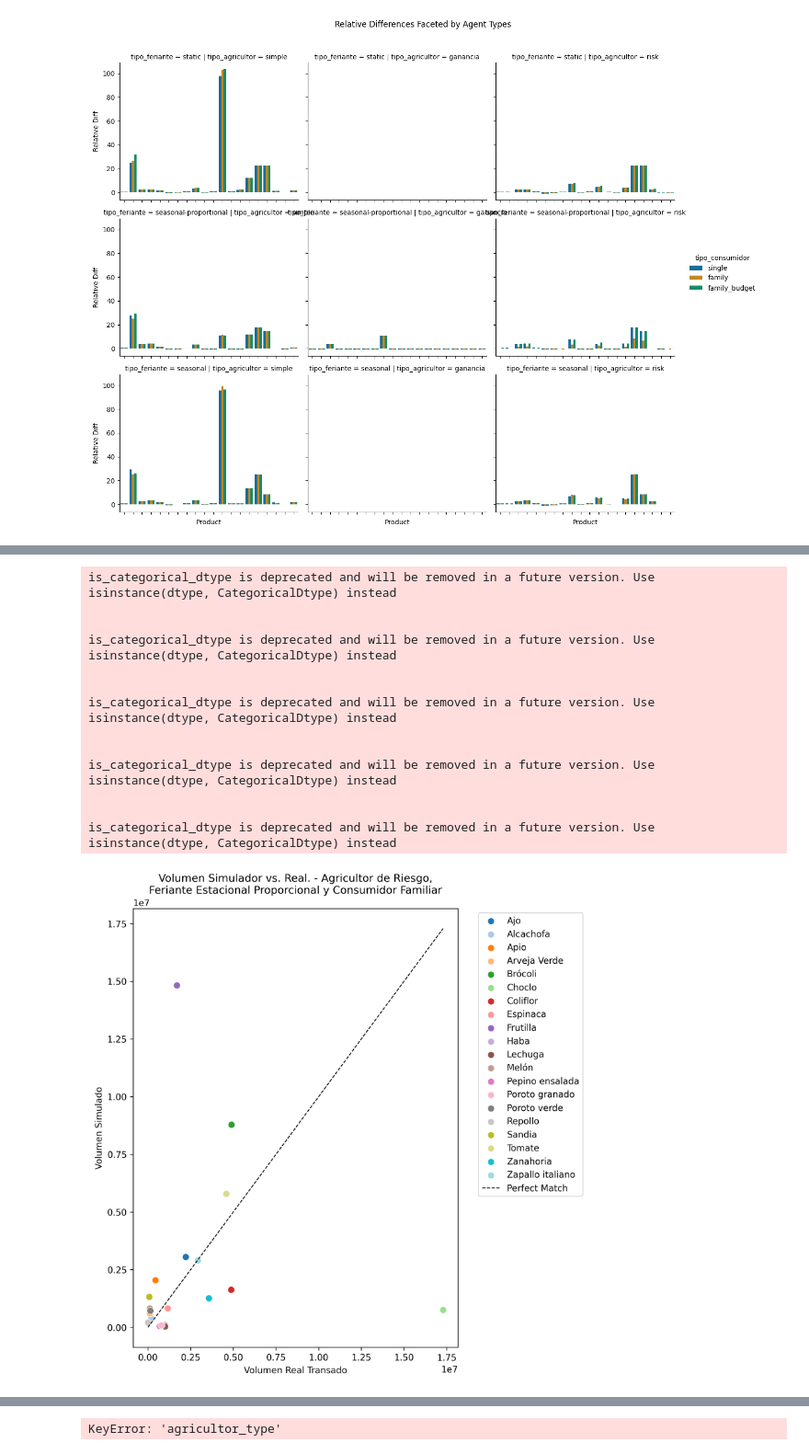
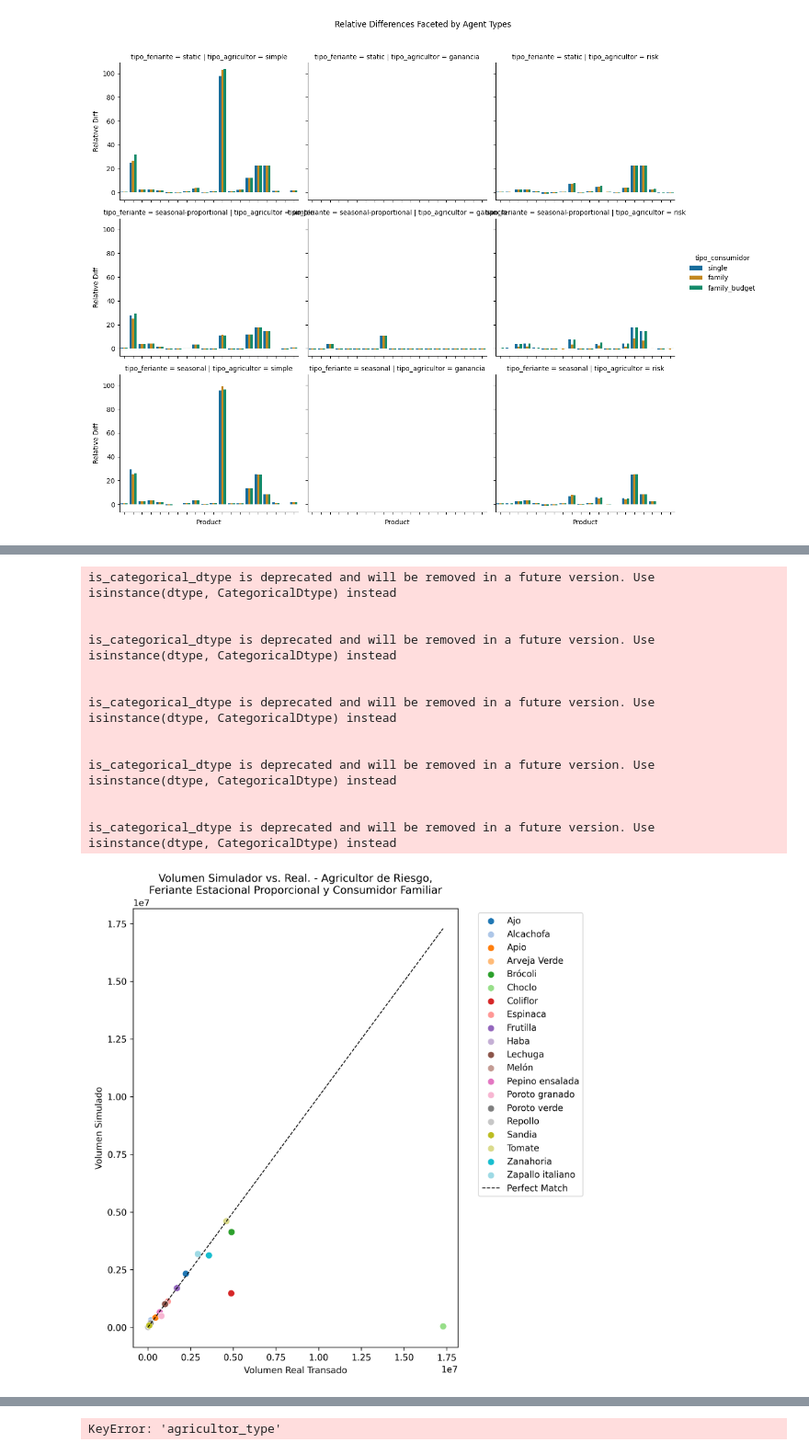
Before and after one commit to ManachoM/sim2-agricultores, a Jupyter notebook: data_analysis/sim_results.ipynb, the cells around one changed output, grey strips where cells are left out. Shown at 92% size. Saved outputs shown, nothing was run; the diff lists cells and outputs as text; code cells hidden in the pictures.

```diff
--- a/data_analysis/sim_results.ipynb
+++ b/data_analysis/sim_results.ipynb
@@ -368,39 +538,39 @@ is_categorical_dtype is deprecated and will be removed in a future version. Use
 # %%
-cfg = "sim_config_20.json"
+cfg = "sim_config_19.json"
 plot_df = merged_df_sim_config[merged_df_sim_config["sim_config"] == cfg]
 
 plt.figure(figsize=(8, 8), dpi=300)
 sns.scatterplot(
     data=plot_df,
     x="expected_volume", y="avg",
     hue="nombre",  # color by product
     palette="tab20",  # or any palette
     s=60
 )
 # Add diagonal reference line
 max_val = max(plot_df["expected_volume"].max(), plot_df["avg"].max())
 plt.plot([0, max_val], [0, max_val], "k--", linewidth=1, label="Perfect Match")
 plt.title("Volumen Simulador vs. Real. - Agricultor de Riesgo,\nFeriante Estacional Proporcional y Consumidor Familiar")
 plt.xlabel("Volumen Real Transado")
 plt.ylabel("Volumen Simulado")
 plt.legend(bbox_to_anchor=(1.05, 1), loc="upper left")
 plt.tight_layout()
 plt.show()
 # %% [output]
 is_categorical_dtype is deprecated and will be removed in a future version. Use isinstance(dtype, CategoricalDtype) instead
 
 
 is_categorical_dtype is deprecated and will be removed in a future version. Use isinstance(dtype, CategoricalDtype) instead
 
 
 is_categorical_dtype is deprecated and will be removed in a future version. Use isinstance(dtype, CategoricalDtype) instead
 
 
 is_categorical_dtype is deprecated and will be removed in a future version. Use isinstance(dtype, CategoricalDtype) instead
 
 
 is_categorical_dtype is deprecated and will be removed in a future version. Use isinstance(dtype, CategoricalDtype) instead
-[figure, old version]
+[figure, new version]
 # %%
 
 # Exclude any rows where 'tipo_agricultor' == 'ganancia'
```
Also changed, not shown: parts of 13 cells of this notebook, 1 other file.
